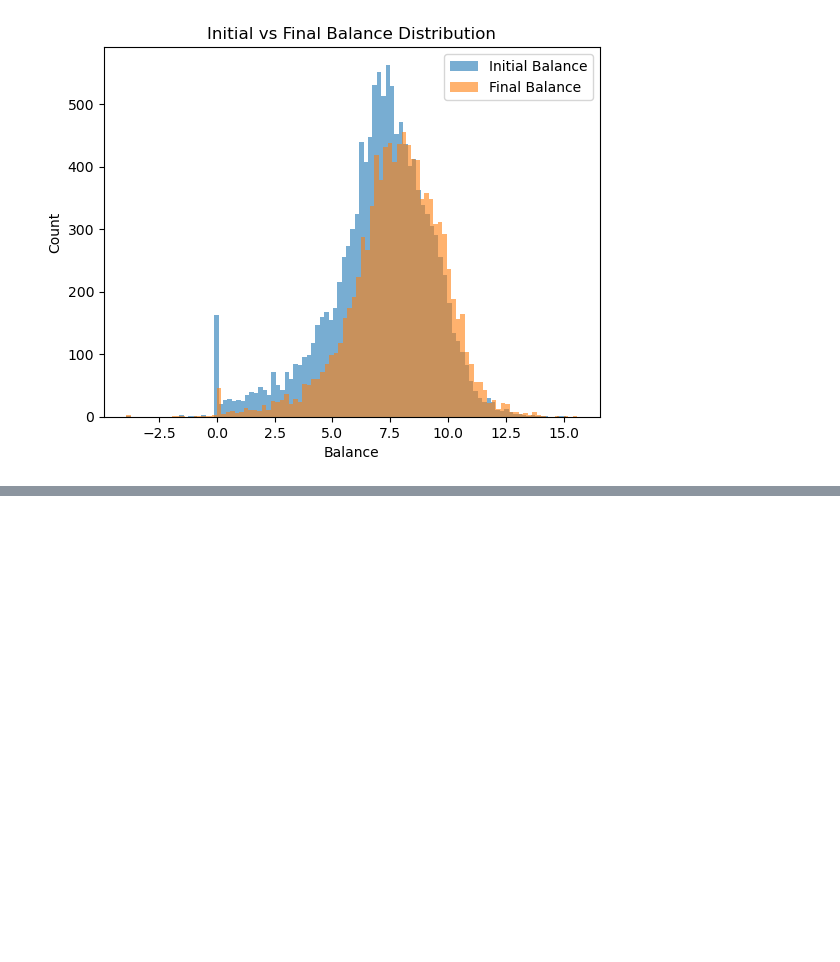
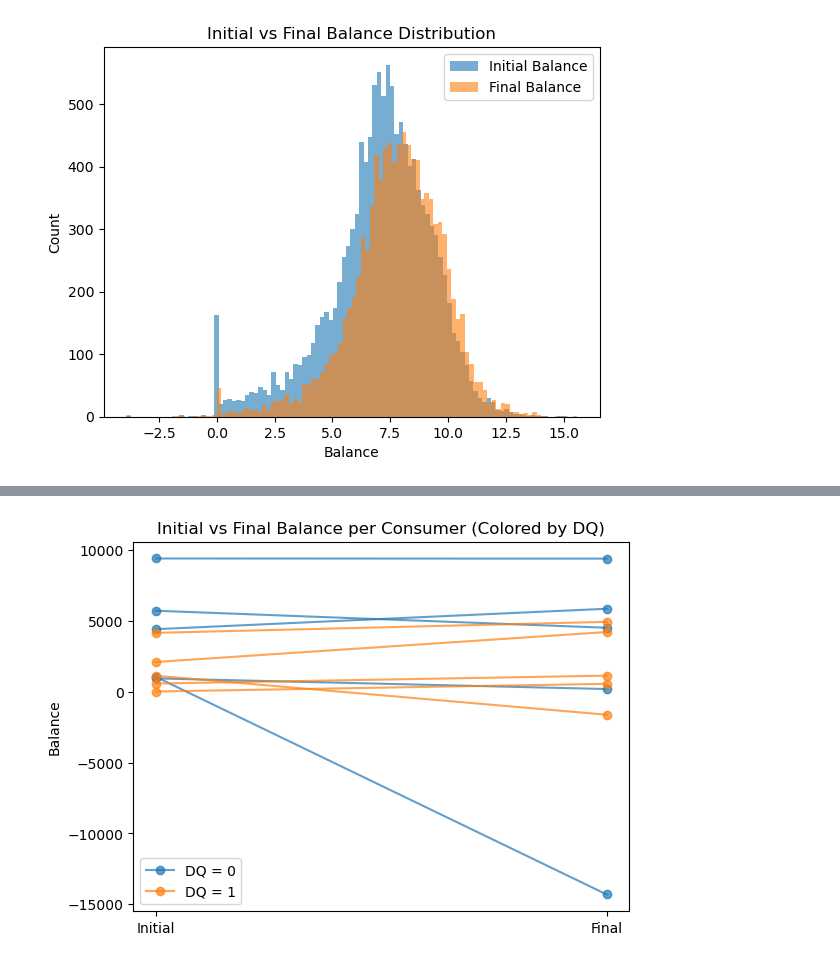
Before and after one commit to harisdsc/DSC180B, a Jupyter notebook: brighton_balance.ipynb, the cells around one changed output, grey strips where cells are left out. Cells and saved outputs as stored; diff of their text form; code cells hidden in the pictures; blank space fills up the shorter version.

Commit message:
balance

```diff
--- a/brighton_balance.ipynb
+++ b/brighton_balance.ipynb
@@ -165,3 +165,11 @@ plt.legend()
 plt.show()
 # %% [output]
 [figure]
+# %%
+sampled = (
+    consDF
+    .groupby("DQ_TARGET", group_keys=False)
+    .apply(lambda x: x.sample(n=5, random_state=40))
+)
+
+sampled
@@ -167,0 +188,8 @@ plt.show()
+# %%
+balance_merged = sampled.merge(
+    final_balance,
+    on="prism_consumer_id",
+    how="left"
+)
+
+balance_merged
@@ -167,0 +208,35 @@ plt.show()
+# %%
+plt.figure()
+
+plotted = set()
+
+for _, row in balance_merged.iterrows():
+    if row["DQ_TARGET"] == 0:
+        label = "DQ = 0" if "DQ = 0" not in plotted else None
+        plt.plot(
+            ["Initial", "Final"],
+            [row["initial_balance"], row["final_balance"]],
+            marker="o",
+            color="tab:blue",
+            alpha=0.7,
+            label=label
+        )
+        plotted.add("DQ = 0")
+    else:
+        label = "DQ = 1" if "DQ = 1" not in plotted else None
+        plt.plot(
+            ["Initial", "Final"],
+            [row["initial_balance"], row["final_balance"]],
+            marker="o",
+            color="tab:orange",
+            alpha=0.7,
+            label=label
+        )
+        plotted.add("DQ = 1")
+
+plt.ylabel("Balance")
+plt.title("Initial vs Final Balance per Consumer (Colored by DQ)")
+plt.legend()
+plt.show()
+# %% [output]
+[figure, added]
```
Also changed, not shown: parts of 2 cells of this notebook.
